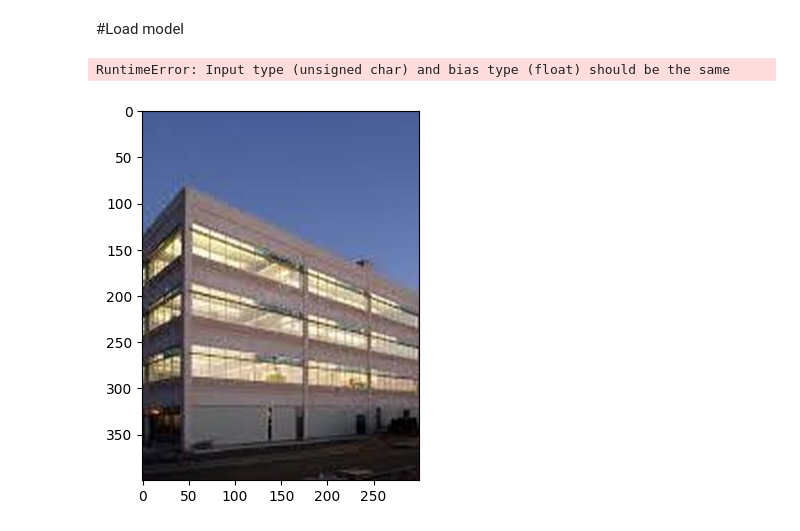
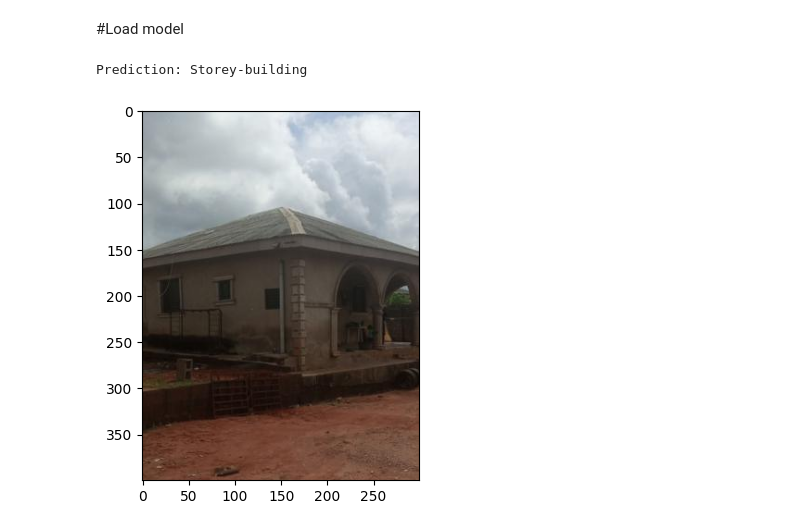
Before and after one commit to Damisola30/Building_Classifier_Model, a Jupyter notebook: experimentation/Image_ClassifiierUsingPyTourch&TensorFlow.ipynb, the cells around one changed output. Drawn from its saved outputs; the diff is of its cells as text; code cells hidden in the pictures.

Commit message:
tested the model sucessfuly in the notebook

```diff
--- a/experimentation/Image_ClassifiierUsingPyTourch&TensorFlow.ipynb
+++ b/experimentation/Image_ClassifiierUsingPyTourch&TensorFlow.ipynb
@@ -189,20 +189,45 @@ with open('../model/model.pkl', 'rb') as model_file:
 import matplotlib.pyplot as plt
 import matplotlib.image as mpimg
 import torchvision.io as tv_io
+from PIL import Image
+
 
 def show_image(image_path):
     image = mpimg.imread(image_path)
     plt.imshow(image)
+import torchvision.transforms as transforms
+
+
 
 def make_prediction(file_path):
     show_image(file_path)
-    image = tv_io.read_image(file_path, tv_io.ImageReadMode.RGB)
 
-    output = model(image)
-    prediction = torch.argmax(output, dim=1).item()
-    print(f"Prediction: {labels[prediction]}")
+    # Load image using PIL
+    image = Image.open(file_path).convert("RGB")
+
+    # Apply the same transformations as training
+    transform = transforms.Compose([
+        transforms.Resize((400, 300)),
+        transforms.ToTensor(),
+        transforms.Normalize(mean=[0.485, 0.456, 0.406], std=[0.229, 0.224, 0.225])
+    ])
+
+    image = transform(image)  # Apply transformations
+    image = image.unsqueeze(0)  # Add batch dimension
+
+    # Move image to the same device as the model
+    image = image.to(device)
+
+    # Perform prediction
+    model.eval()
+    with torch.no_grad():
+        output = model(image)
+        prediction = torch.argmax(output, dim=1).item()
+
+    print(f"Prediction: {LABELS[prediction]}")
-# %%
-make_prediction("../data/Building Types/Building Types/Storey-building/images (73).jpeg")
-# %% [output]
-RuntimeError: Input type (unsigned char) and bias type (float) should be the same
-[figure, removed]
+# %%
+LABELS = ["Bungalow", "High-rise", "Storey-building"]
+make_prediction("../data/Building Types/Building Types/Bungalow/ay_bungalow  (1).jpeg")
+# %% [output]
+Prediction: Storey-building
+[figure, added]
```
